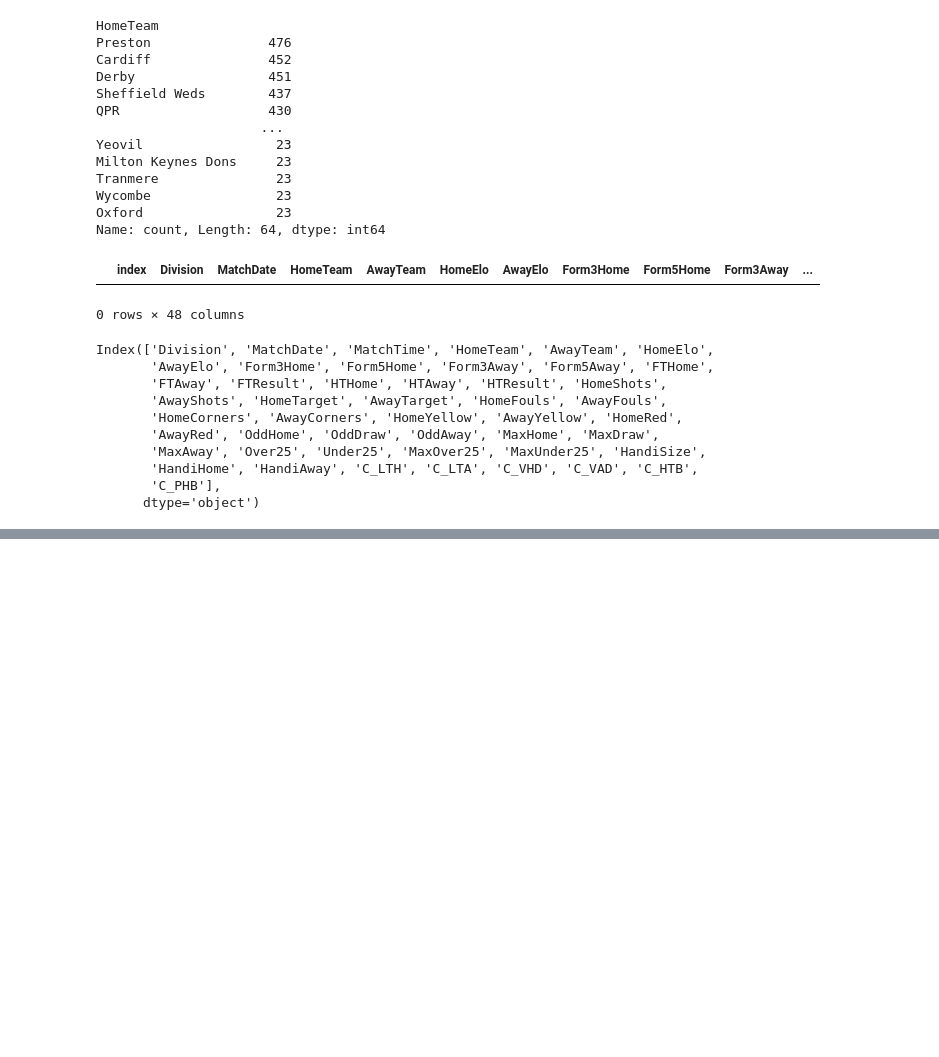
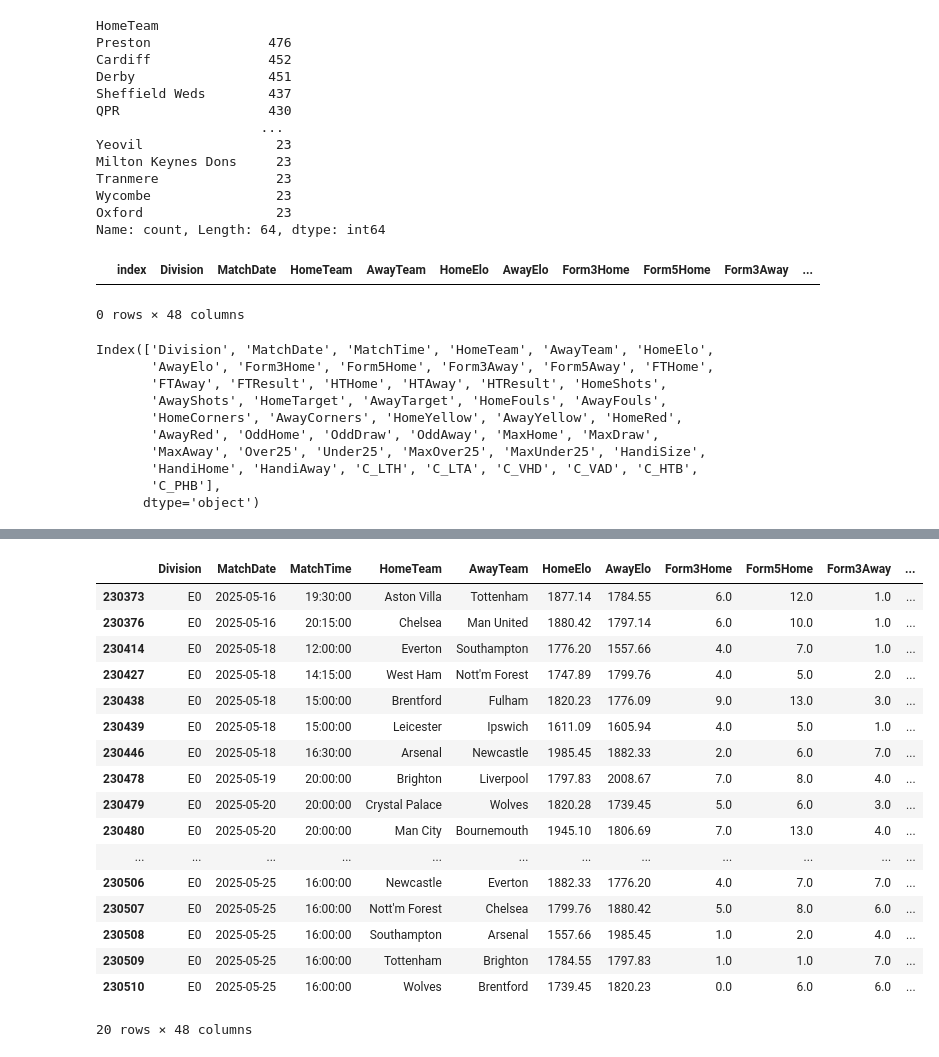
Before and after one commit to SerhatKaraman0/football-match-prediction, a Jupyter notebook: notebooks/research.ipynb, the cells around one changed output, grey strips where cells are left out. Saved outputs shown, nothing was run; the diff lists cells and outputs as text; code cells hidden in the pictures; blank space fills up the shorter version.

Commit message:
update: updated data

```diff
--- a/notebooks/research.ipynb
+++ b/notebooks/research.ipynb
@@ -157,0 +222,22 @@ Name: count, dtype: int64
+# %%
+df = pd.read_csv("/Users/user/Desktop/Projects/football-match-prediction/data/08_14_2025/Matches.csv")
+df[df["Division"] == "E0"].tail(20)
+# %% [output]
+|  | Division | MatchDate | MatchTime | HomeTeam | AwayTeam | HomeElo | AwayElo | Form3Home | Form5Home | Form3Away | ... |
+| 230373 | E0 | 2025-05-16 | 19:30:00 | Aston Villa | Tottenham | 1877.14 | 1784.55 | 6.0 | 12.0 | 1.0 | ... |
+| 230376 | E0 | 2025-05-16 | 20:15:00 | Chelsea | Man United | 1880.42 | 1797.14 | 6.0 | 10.0 | 1.0 | ... |
+| 230414 | E0 | 2025-05-18 | 12:00:00 | Everton | Southampton | 1776.20 | 1557.66 | 4.0 | 7.0 | 1.0 | ... |
+| 230427 | E0 | 2025-05-18 | 14:15:00 | West Ham | Nott'm Forest | 1747.89 | 1799.76 | 4.0 | 5.0 | 2.0 | ... |
+| 230438 | E0 | 2025-05-18 | 15:00:00 | Brentford | Fulham | 1820.23 | 1776.09 | 9.0 | 13.0 | 3.0 | ... |
+| 230439 | E0 | 2025-05-18 | 15:00:00 | Leicester | Ipswich | 1611.09 | 1605.94 | 4.0 | 5.0 | 1.0 | ... |
+| 230446 | E0 | 2025-05-18 | 16:30:00 | Arsenal | Newcastle | 1985.45 | 1882.33 | 2.0 | 6.0 | 7.0 | ... |
+| 230478 | E0 | 2025-05-19 | 20:00:00 | Brighton | Liverpool | 1797.83 | 2008.67 | 7.0 | 8.0 | 4.0 | ... |
+| 230479 | E0 | 2025-05-20 | 20:00:00 | Crystal Palace | Wolves | 1820.28 | 1739.45 | 5.0 | 6.0 | 3.0 | ... |
+| 230480 | E0 | 2025-05-20 | 20:00:00 | Man City | Bournemouth | 1945.10 | 1806.69 | 7.0 | 13.0 | 4.0 | ... |
+| ... | ... | ... | ... | ... | ... | ... | ... | ... | ... | ... | ... |
+| 230506 | E0 | 2025-05-25 | 16:00:00 | Newcastle | Everton | 1882.33 | 1776.20 | 4.0 | 7.0 | 7.0 | ... |
+| 230507 | E0 | 2025-05-25 | 16:00:00 | Nott'm Forest | Chelsea | 1799.76 | 1880.42 | 5.0 | 8.0 | 6.0 | ... |
+| 230508 | E0 | 2025-05-25 | 16:00:00 | Southampton | Arsenal | 1557.66 | 1985.45 | 1.0 | 2.0 | 4.0 | ... |
+| 230509 | E0 | 2025-05-25 | 16:00:00 | Tottenham | Brighton | 1784.55 | 1797.83 | 1.0 | 1.0 | 7.0 | ... |
+| 230510 | E0 | 2025-05-25 | 16:00:00 | Wolves | Brentford | 1739.45 | 1820.23 | 0.0 | 6.0 | 6.0 | ... |
+20 rows × 48 columns
```
Also changed, not shown: parts of 11 cells of this notebook, 3 other files.
